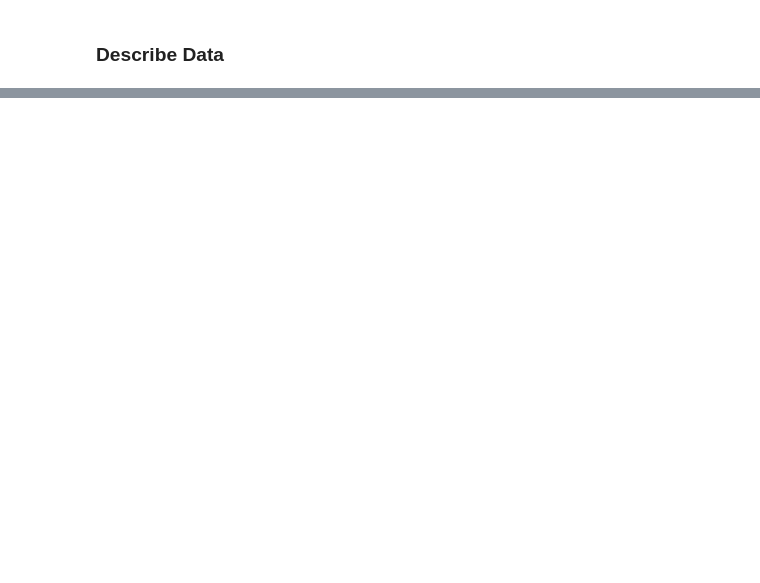
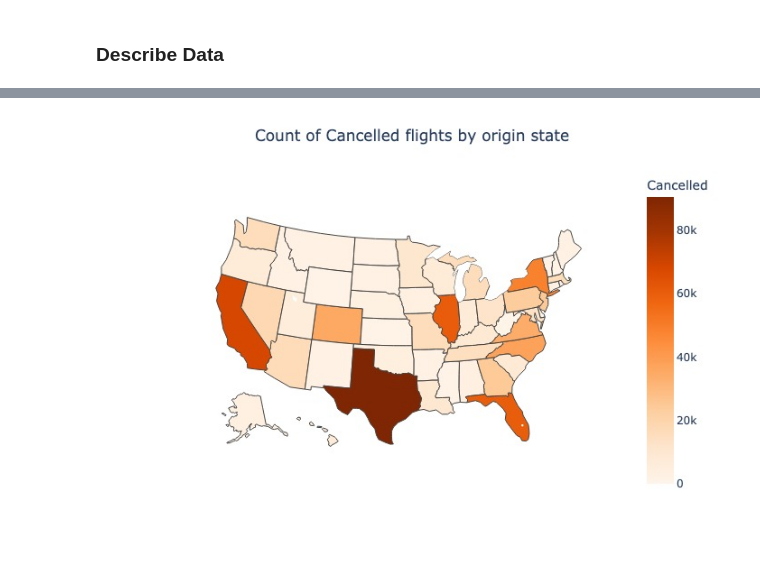
Before and after one commit to oliversvane/MBML-Project-2023, a Jupyter notebook: notebook.ipynb, the cells around one changed output, grey strips where cells are left out. Saved outputs shown, nothing was run; the diff lists cells and outputs as text; code cells hidden in the pictures; blank space fills up the shorter version.

Commit message:
PDF export compatability

```diff
--- a/notebook.ipynb
+++ b/notebook.ipynb
@@ -92,15 +142,21 @@ The default value of numeric_only in DataFrameGroupBy.sum is deprecated. In a fu
 # %%
 # plot a choropleth with color range by count per state
 fig = px.choropleth(g_main_df['Cancelled'].reset_index(),
                     locations='OriginState',
                     locationmode="USA-states",
                     scope="usa",
                     color="Cancelled",
                     color_continuous_scale="Oranges",
                    )
 # center the title
 fig.update_layout(title_text='Count of Cancelled flights by origin state', title_x=0.5)
-fig.show()
+
+# export plot to image to compatability with jupyter conversion
+#fig.show()
+im = fig.to_image("jpeg")
+Image(im)
+# %% [output]
+[figure, added]
 # %%
 state_df = g_main_df[['Cancelled','count']].reset_index()
 state_df["ratio"] = state_df['Cancelled']/state_df['count']
```
Also changed, not shown: parts of 11 cells of this notebook, 3 other files.
